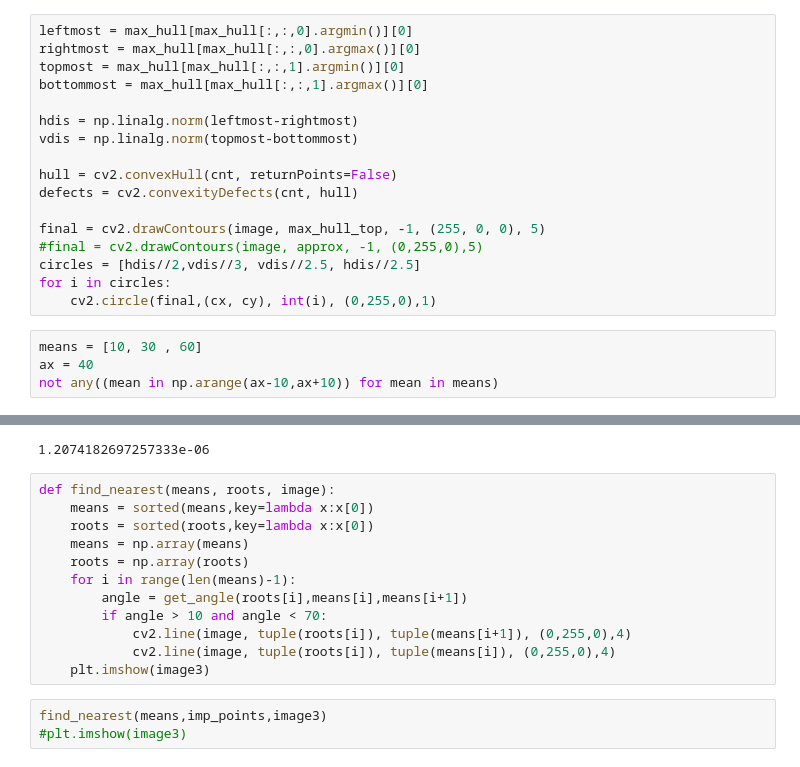
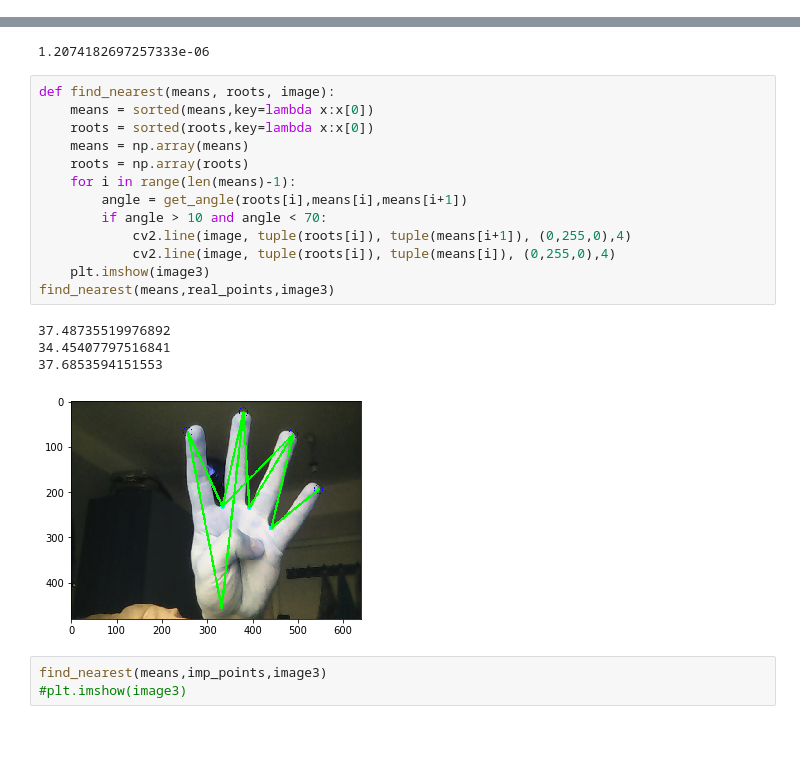
Before and after one commit to vanhry/Count-fingers, a Jupyter notebook: image_process.ipynb, the cells around one changed output, grey strips where cells are left out. Cells and saved outputs as stored; diff of their text form; blank space fills up the shorter version.

```diff
--- a/image_process.ipynb
+++ b/image_process.ipynb
@@ -98,21 +119,0 @@ Wall time: 354 ms
-# %%
-leftmost = max_hull[max_hull[:,:,0].argmin()][0]
-rightmost = max_hull[max_hull[:,:,0].argmax()][0]
-topmost = max_hull[max_hull[:,:,1].argmin()][0]
-bottommost = max_hull[max_hull[:,:,1].argmax()][0]
-
-hdis = np.linalg.norm(leftmost-rightmost)
-vdis = np.linalg.norm(topmost-bottommost)
-
-hull = cv2.convexHull(cnt, returnPoints=False)
-defects = cv2.convexityDefects(cnt, hull)
-
-final = cv2.drawContours(image, max_hull_top, -1, (255, 0, 0), 5)
-#final = cv2.drawContours(image, approx, -1, (0,255,0),5)
-circles = [hdis//2,vdis//3, vdis//2.5, hdis//2.5]
-for i in circles:
-    cv2.circle(final,(cx, cy), int(i), (0,255,0),1)
-# %%
-means = [10, 30 , 60]
-ax = 40
-not any((mean in np.arange(ax-10,ax+10)) for mean in means)
@@ -146,15 +145,21 @@ angle(point, np.zeros(point.shape), np.zeros(point.shape))
 # %%
 def find_nearest(means, roots, image):
     means = sorted(means,key=lambda x:x[0])
     roots = sorted(roots,key=lambda x:x[0])
     means = np.array(means)
     roots = np.array(roots)
     for i in range(len(means)-1):
         angle = get_angle(roots[i],means[i],means[i+1])
         if angle > 10 and angle < 70:
             cv2.line(image, tuple(roots[i]), tuple(means[i+1]), (0,255,0),4)
             cv2.line(image, tuple(roots[i]), tuple(means[i]), (0,255,0),4)
     plt.imshow(image3)
+find_nearest(means,real_points,image3)
+# %% [output]
+37.48735519976892
+34.45407797516841
+37.6853594151553
+[figure, added]
 # %%
 find_nearest(means,imp_points,image3)
 #plt.imshow(image3)
```
Also changed, not shown: parts of 15 cells of this notebook.
